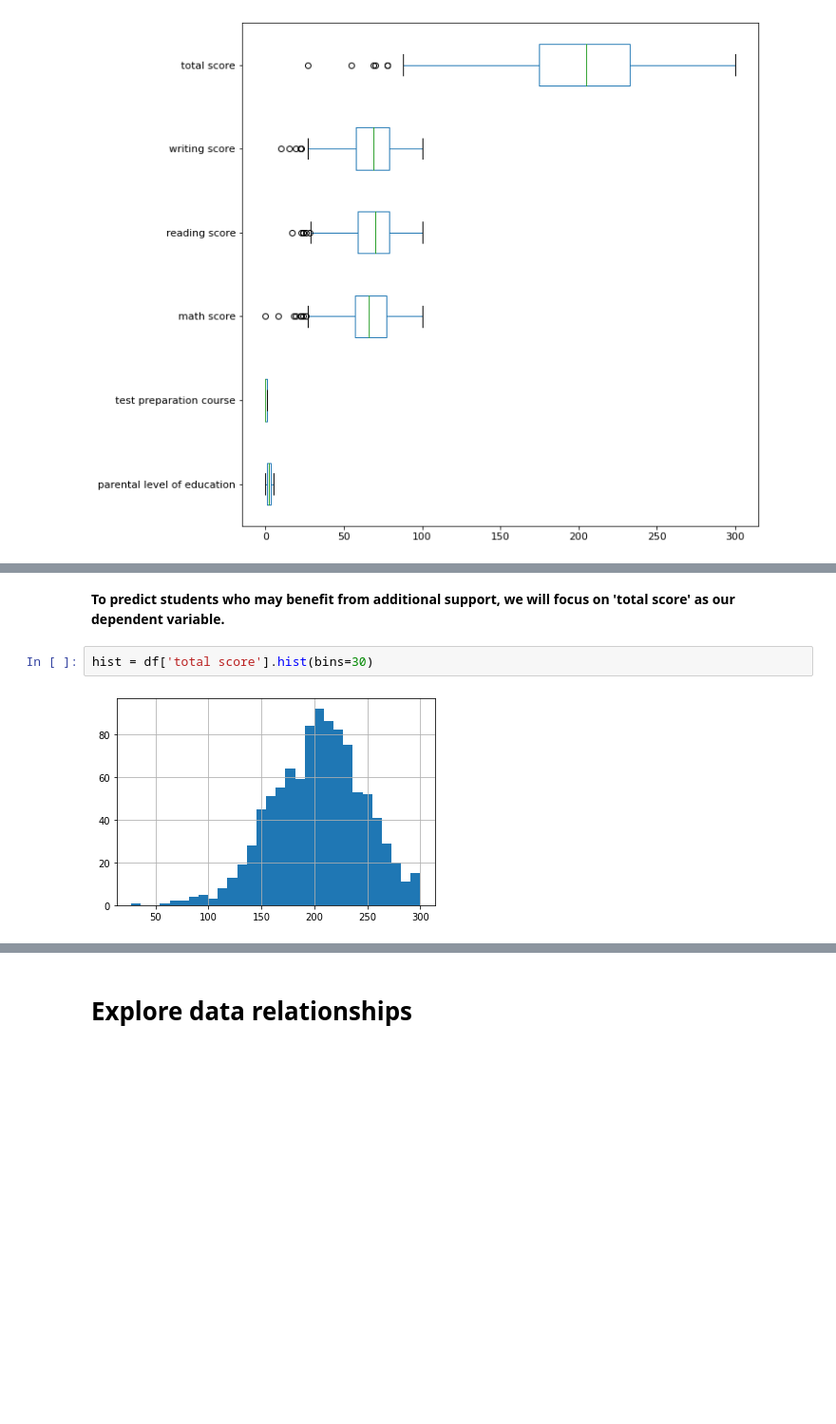
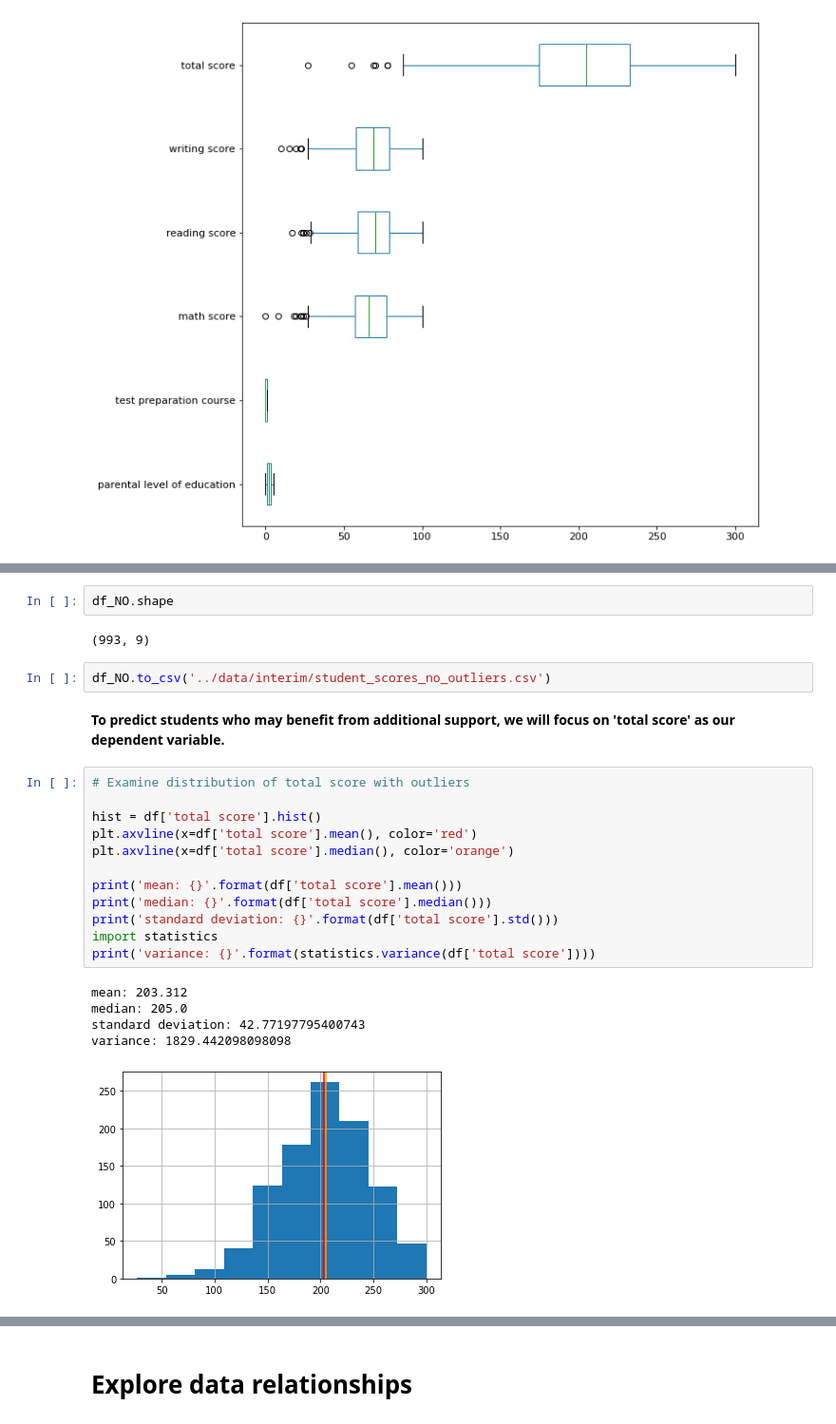
Before and after one commit to taflor/Student-Scores, a Jupyter notebook: notebooks/1.2 Exploratory Data Analysis.ipynb, the cells around one changed output, grey strips where cells are left out. Shown at 95% size. Saved outputs shown, nothing was run; the diff lists cells and outputs as text; blank space fills up the shorter version.

```diff
--- a/notebooks/1.2 Exploratory Data Analysis.ipynb
+++ b/notebooks/1.2 Exploratory Data Analysis.ipynb
@@ -110,6 +187,26 @@ boxplot = df.boxplot(grid=False, vert=False, fontsize=11, figsize=(10,10))
+# %%
+df_NO.shape
+# %% [output]
+(993, 9)
+# %%
+df_NO.to_csv('../data/interim/student_scores_no_outliers.csv')
 # %% [markdown]
 **To predict students who may benefit from additional support, we will focus on 'total score' as our dependent variable.**
-# %%
-hist = df['total score'].hist(bins=30)
-# %% [output]
-[figure, removed]
+# %%
+# Examine distribution of total score with outliers
+
+hist = df['total score'].hist()
+plt.axvline(x=df['total score'].mean(), color='red')
+plt.axvline(x=df['total score'].median(), color='orange')
+
+print('mean: {}'.format(df['total score'].mean()))
+print('median: {}'.format(df['total score'].median()))
+print('standard deviation: {}'.format(df['total score'].std()))
+import statistics
+print('variance: {}'.format(statistics.variance(df['total score'])))
+# %% [output]
+mean: 203.312
+median: 205.0
+standard deviation: 42.77197795400743
+variance: 1829.442098098098
+[figure, added]
```
Also changed, not shown: parts of 33 cells of this notebook, 4 other files.
